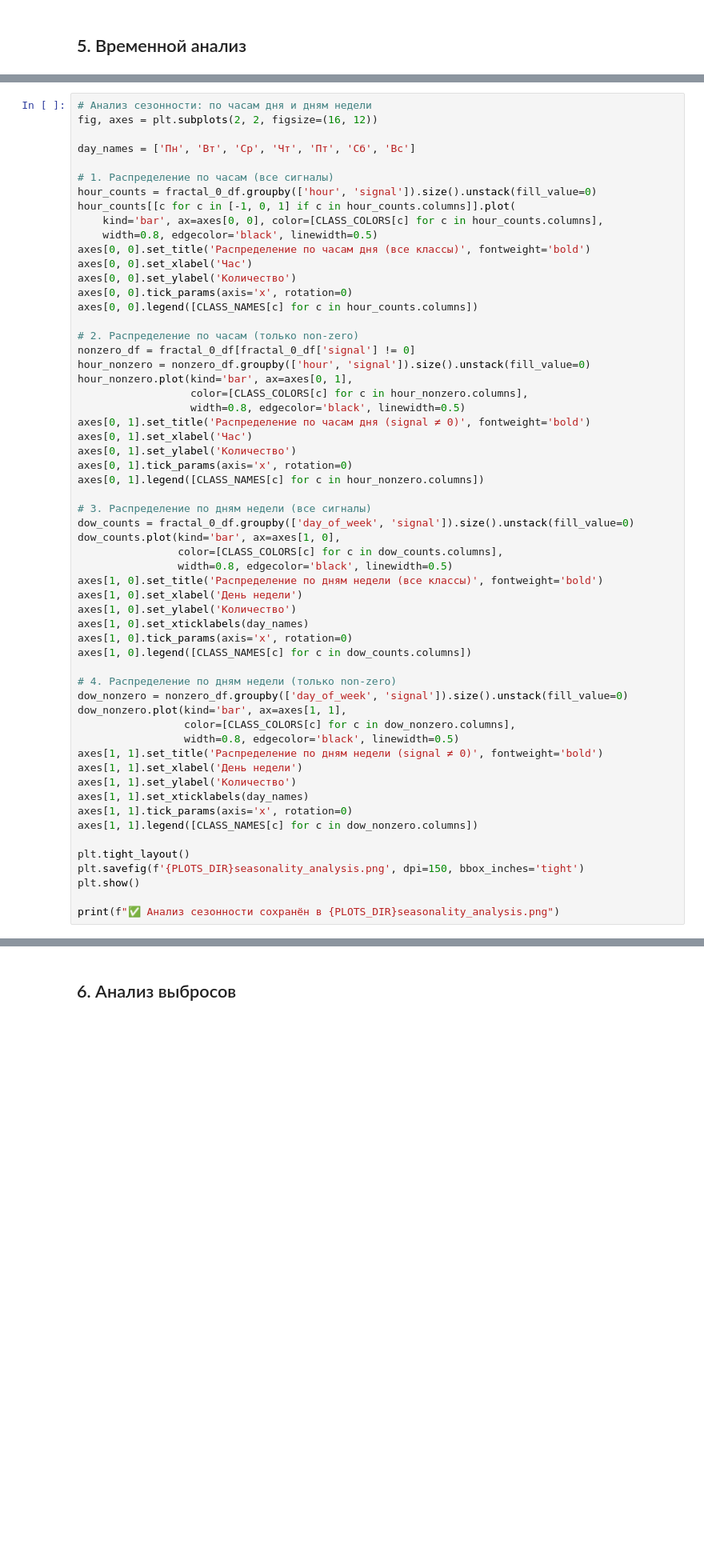
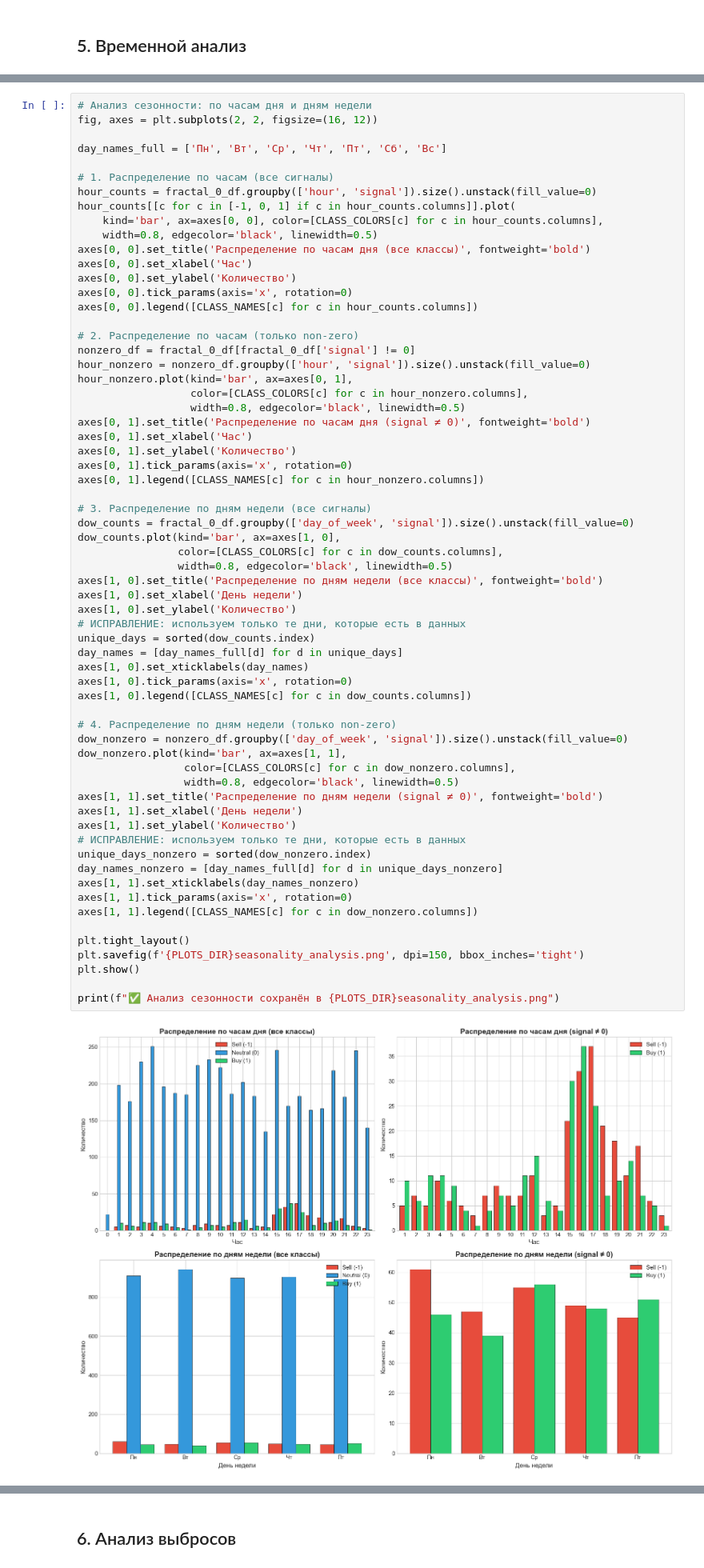
Before and after one commit to Hohlas/SoSimple, a Jupyter notebook: statistics/EDA.ipynb, the cells around one changed output, grey strips where cells are left out. Shown at 80% size. Drawn from its saved outputs; the diff is of its cells as text; blank space fills up the shorter version.

```diff
--- a/statistics/EDA.ipynb
+++ b/statistics/EDA.ipynb
@@ -604,7 +707,7 @@ print(f"✅ Временные графики сохранены в {PLOTS_DIR}s
 # Анализ сезонности: по часам дня и дням недели
 fig, axes = plt.subplots(2, 2, figsize=(16, 12))
 
-day_names = ['Пн', 'Вт', 'Ср', 'Чт', 'Пт', 'Сб', 'Вс']
+day_names_full = ['Пн', 'Вт', 'Ср', 'Чт', 'Пт', 'Сб', 'Вс']
 
 # 1. Распределение по часам (все сигналы)
 hour_counts = fractal_0_df.groupby(['hour', 'signal']).size().unstack(fill_value=0)
@@ -630,31 +733,39 @@ axes[0, 1].tick_params(axis='x', rotation=0)
 axes[0, 1].legend([CLASS_NAMES[c] for c in hour_nonzero.columns])
 
 # 3. Распределение по дням недели (все сигналы)
 dow_counts = fractal_0_df.groupby(['day_of_week', 'signal']).size().unstack(fill_value=0)
 dow_counts.plot(kind='bar', ax=axes[1, 0],
                 color=[CLASS_COLORS[c] for c in dow_counts.columns],
                 width=0.8, edgecolor='black', linewidth=0.5)
 axes[1, 0].set_title('Распределение по дням недели (все классы)', fontweight='bold')
 axes[1, 0].set_xlabel('День недели')
 axes[1, 0].set_ylabel('Количество')
+# ИСПРАВЛЕНИЕ: используем только те дни, которые есть в данных
+unique_days = sorted(dow_counts.index)
+day_names = [day_names_full[d] for d in unique_days]
 axes[1, 0].set_xticklabels(day_names)
 axes[1, 0].tick_params(axis='x', rotation=0)
 axes[1, 0].legend([CLASS_NAMES[c] for c in dow_counts.columns])
 
 # 4. Распределение по дням недели (только non-zero)
 dow_nonzero = nonzero_df.groupby(['day_of_week', 'signal']).size().unstack(fill_value=0)
 dow_nonzero.plot(kind='bar', ax=axes[1, 1],
                  color=[CLASS_COLORS[c] for c in dow_nonzero.columns],
                  width=0.8, edgecolor='black', linewidth=0.5)
 axes[1, 1].set_title('Распределение по дням недели (signal ≠ 0)', fontweight='bold')
 axes[1, 1].set_xlabel('День недели')
 axes[1, 1].set_ylabel('Количество')
-axes[1, 1].set_xticklabels(day_names)
+# ИСПРАВЛЕНИЕ: используем только те дни, которые есть в данных
+unique_days_nonzero = sorted(dow_nonzero.index)
+day_names_nonzero = [day_names_full[d] for d in unique_days_nonzero]
+axes[1, 1].set_xticklabels(day_names_nonzero)
 axes[1, 1].tick_params(axis='x', rotation=0)
 axes[1, 1].legend([CLASS_NAMES[c] for c in dow_nonzero.columns])
 
 plt.tight_layout()
 plt.savefig(f'{PLOTS_DIR}seasonality_analysis.png', dpi=150, bbox_inches='tight')
 plt.show()
 
 print(f"✅ Анализ сезонности сохранён в {PLOTS_DIR}seasonality_analysis.png")
+# %% [output]
+[figure, added]
```
Also changed, not shown: parts of 23 cells of this notebook, 12 other files.
